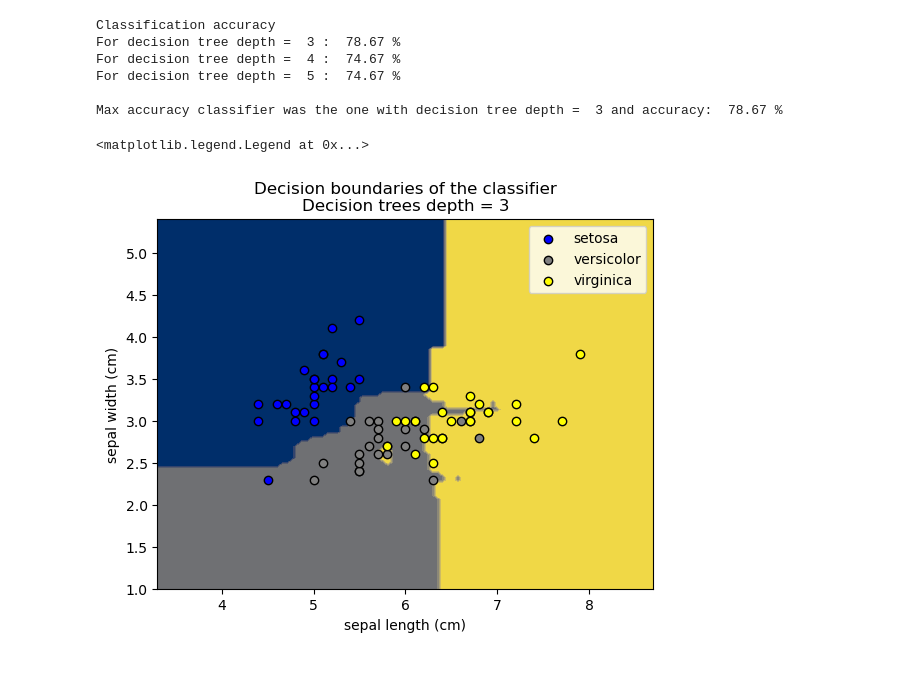
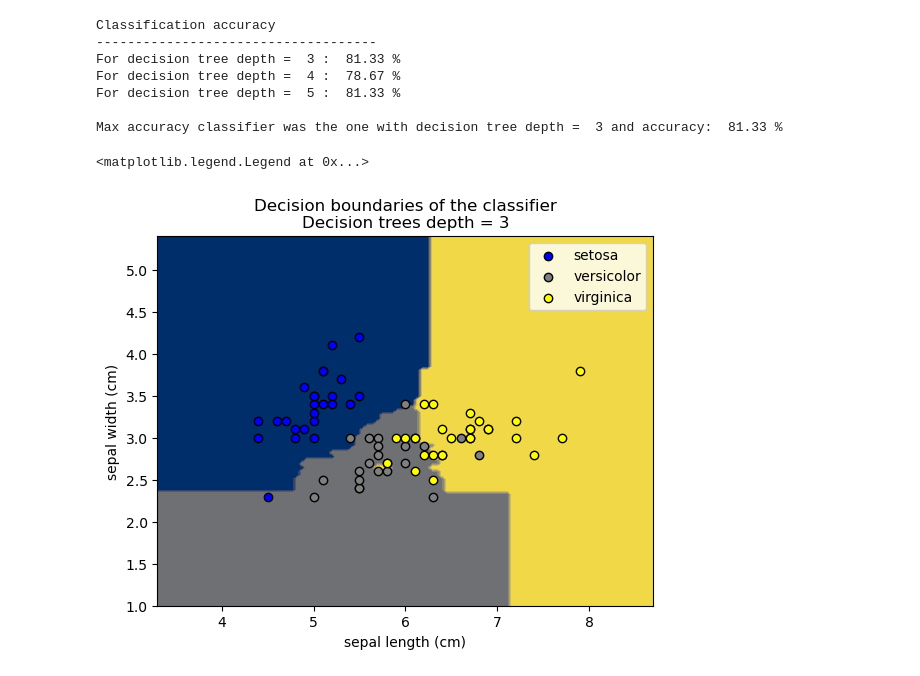
Before and after one commit to styltopa/PatternRecognition, a Jupyter notebook: topalidis_9613_Assignment3.ipynb, the cells around one changed output. Cells and saved outputs as stored; diff of their text form; code cells hidden in the pictures.

```diff
--- a/topalidis_9613_Assignment3.ipynb
+++ b/topalidis_9613_Assignment3.ipynb
@@ -141,22 +165,0 @@ Max accuracy classifier was the one with depth =  4 and accuracy:  80.0 %
-# %%
-# A.2
-# function to display the decision boundaries
-display = DecisionBoundaryDisplay.from_estimator(
-    maxAccClf, trainingArr,  cmap=plt.cm.cividis, response_method="predict",
-    xlabel=iris.feature_names[0], ylabel=iris.feature_names[1],
-    plot_method= 'contourf'
-)
-
-
-c  = ['blue', 'grey', 'yellow']
-
-for counter, target in enumerate(targetArr):
-    targetInds = np.where(targetArrTesting == target)
-    plt.scatter(
-        testingArr[targetInds, 0], testingArr[targetInds, 1], color=c[counter], edgecolor="black", label = iris.target_names[counter]
-    )
-
-display.ax_.set_title('Decision boundaries of the classifier\nDecision tree depth = ' \
-    + str(maxAccClf.tree_.max_depth))
-
-plt.legend()
@@ -169,17 +169,17 @@ plt.legend()
 # Number of bootstrap samples and number of trees in the random forest classifier
 B = 100
 # Percentage of the original training data in the bootstrap samples
-gamma = 0.5
+gamma = 0.1
 # Number of elements per bootstrap sample
 bootSamNumOfElem = round(gamma*numOfTrainingData)
 
 
-print('Classification accuracy')
+print('Classification accuracy\n------------------------------------')
 # Forest tree depths
 treeDepths = np.array([3, 4, 5])
 for depthCount in treeDepths:
     # Classifier training
-    clf =RandomForestClassifier(n_estimators=B, max_depth=depth, bootstrap=True, max_samples=bootSamNumOfElem)
+    clf =RandomForestClassifier(n_estimators=B, max_depth=depthCount, bootstrap=True, max_samples=bootSamNumOfElem)
     clf = clf.fit(trainingArr, targetArrTraining)
 
     # Classifier predictions of the targets
@@ -209,35 +209,36 @@ for depthCount in treeDepths:
         maxAcc = accuracy
         maxAccDepth = depthCount
 
 print('\nMax accuracy classifier was the one with decision tree depth = ', str(maxAccDepth), \
     'and accuracy: ', round(100*maxAcc, 2), '%')
 
 
 
 display = DecisionBoundaryDisplay.from_estimator(
     maxAccClf, trainingArr,  cmap=plt.cm.cividis, response_method="predict",
     xlabel=iris.feature_names[0], ylabel=iris.feature_names[1],
     plot_method= 'contourf'
 )
 
 c  = ['blue', 'grey', 'yellow']
 
 for counter, target in enumerate(targetArr):
     targetInds = np.where(targetArrTesting == target)
     plt.scatter(
         testingArr[targetInds, 0], testingArr[targetInds, 1], color=c[counter], edgecolor="black", label = iris.target_names[counter]
     )
 
 display.ax_.set_title('Decision boundaries of the classifier\nDecision trees depth = ' \
     + str(maxAccDepth))
 
 plt.legend()
 # %% [output]
 Classification accuracy
-For decision tree depth =  3 :  78.67 %
-For decision tree depth =  4 :  74.67 %
-For decision tree depth =  5 :  74.67 %
+------------------------------------
+For decision tree depth =  3 :  81.33 %
+For decision tree depth =  4 :  78.67 %
+For decision tree depth =  5 :  81.33 %
 
-Max accuracy classifier was the one with decision tree depth =  3 and accuracy:  78.67 %
+Max accuracy classifier was the one with decision tree depth =  3 and accuracy:  81.33 %
 <matplotlib.legend.Legend at 0x...>
-[figure, old version]
+[figure, new version]
```
Also changed, not shown: parts of 4 cells of this notebook.
